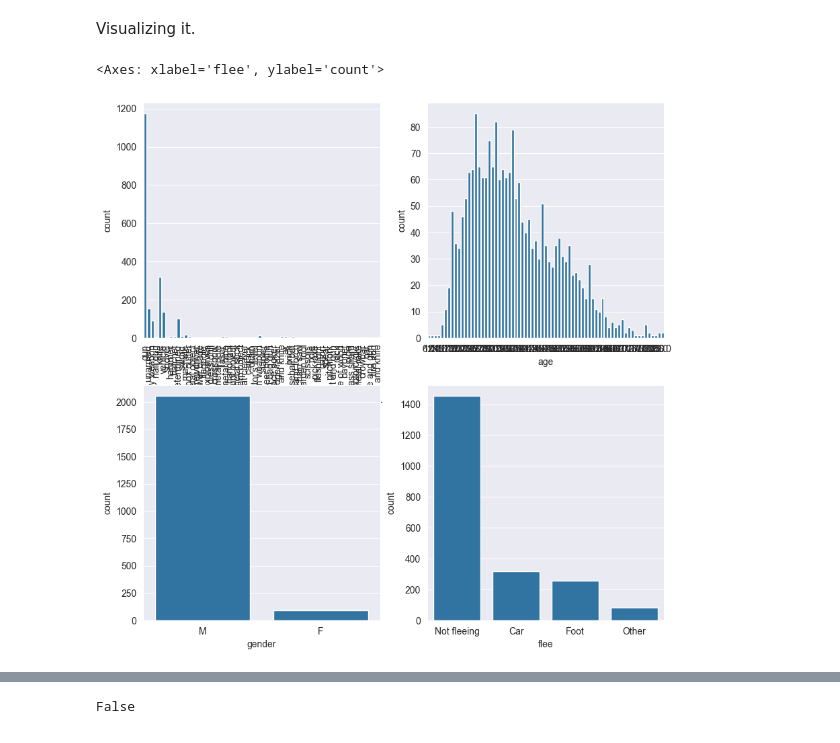
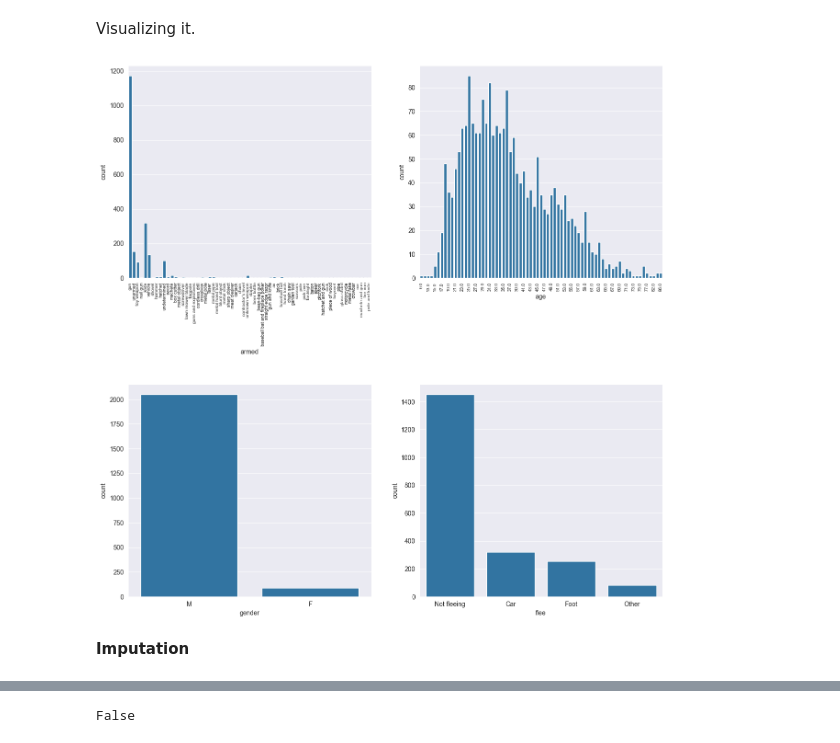
Before and after one commit to CelineChiLamNg/fatal_police_shootings, a Jupyter notebook: FatalPoliceShootings.ipynb, the cells around one changed output, grey strips where cells are left out. Cells and saved outputs as stored; diff of their text form; code cells hidden in the pictures.

Commit message:
imiputation, data visualization, data type

```diff
--- a/FatalPoliceShootings.ipynb
+++ b/FatalPoliceShootings.ipynb
@@ -267,20 +268,26 @@ Name: count, dtype: int64
 # %% [markdown]
 Visualizing it.
 # %%
-fig = plt.figure(figsize=(10, 10))
+fig = plt.figure(figsize=(15, 15))
 
 ax1 = plt.subplot(2, 2, 1)
 sns.countplot(data=db, x=db["armed"])
-plt.xticks(rotation=90)
+plt.xticks(rotation=90, fontsize=7)
 
 ax2 = plt.subplot(2, 2, 2)
 sns.countplot(data=db, x=db["age"])
+ax2.xaxis.set_major_locator(MaxNLocator(integer=True, prune="both",
+                                        nbins=len(db["age"].unique())//2))
+plt.xticks(rotation=90, fontsize=7)
 
 ax3 = plt.subplot(2, 2, 3)
 sns.countplot(data=db, x=db["gender"])
 
 ax4 = plt.subplot(2, 2, 4)
 sns.countplot(data=db, x=db["flee"])
+
+plt.subplots_adjust(hspace=0.5)
 # %% [output]
-<Axes: xlabel='flee', ylabel='count'>
-[figure, old version]
+[figure, new version]
+# %% [markdown]
+**Imputation**
```
Also changed, not shown: parts of 21 cells of this notebook, 1 other file.
